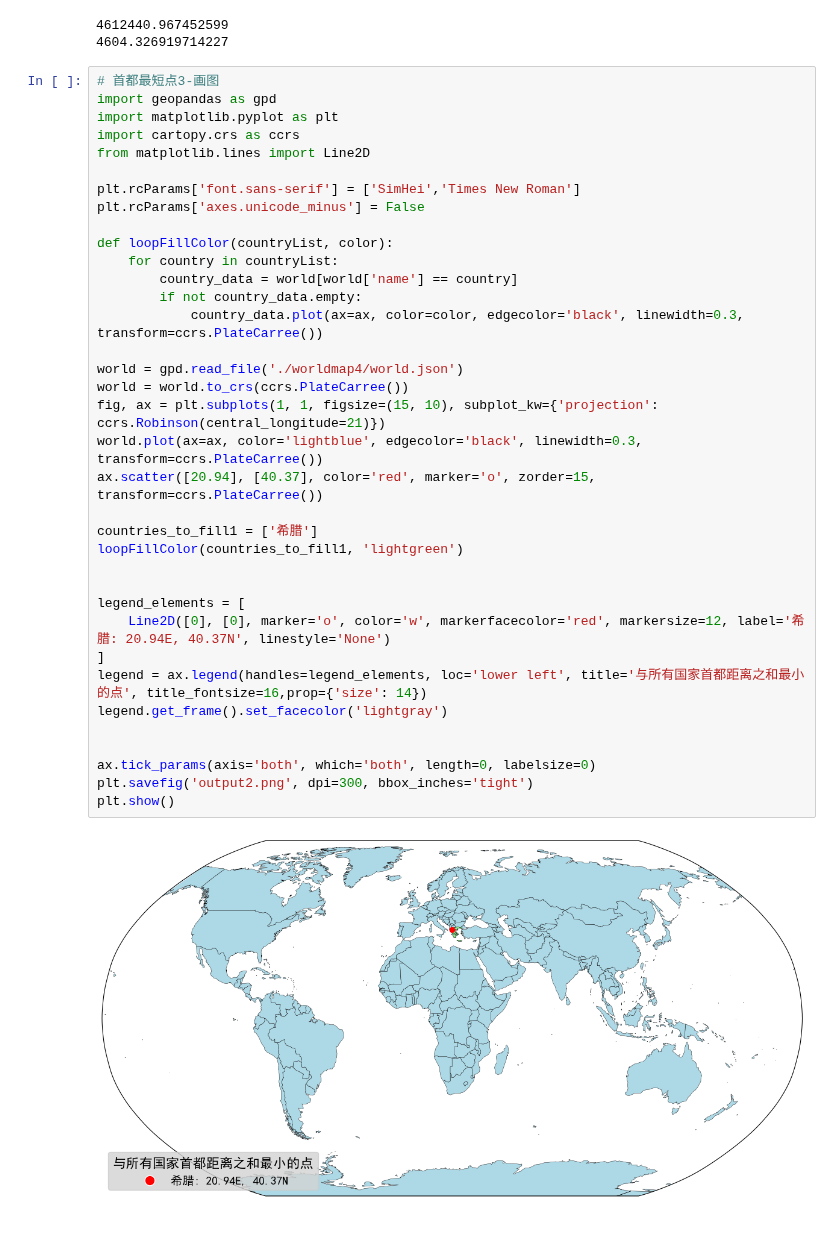
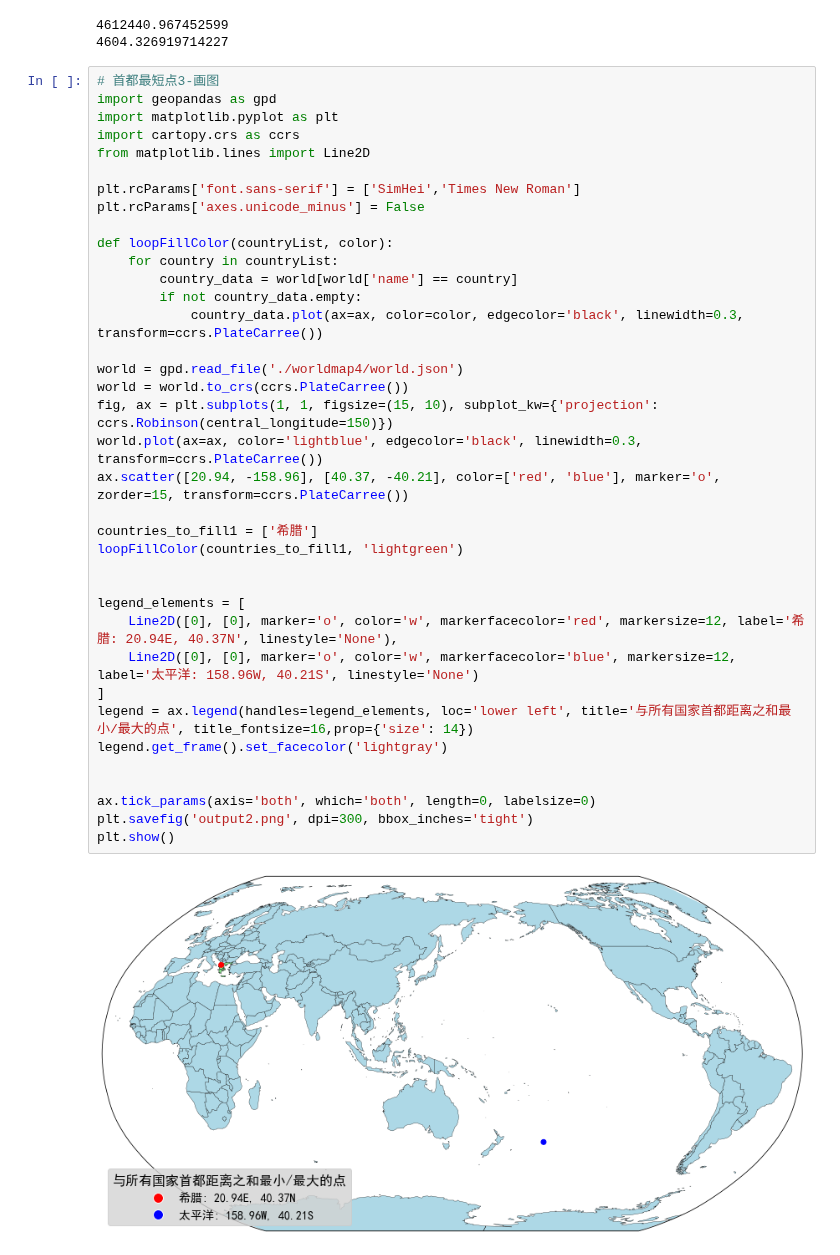
Before and after one commit to gestepoa/pythonmap, a Jupyter notebook: map_geodesy.ipynb, the cells around one changed output. Drawn from its saved outputs; the diff is of its cells as text.

```diff
--- a/map_geodesy.ipynb
+++ b/map_geodesy.ipynb
@@ -1185,35 +1185,36 @@ import geopandas as gpd
 import matplotlib.pyplot as plt
 import cartopy.crs as ccrs
 from matplotlib.lines import Line2D
 
 plt.rcParams['font.sans-serif'] = ['SimHei','Times New Roman']
 plt.rcParams['axes.unicode_minus'] = False
 
 def loopFillColor(countryList, color):
     for country in countryList:
         country_data = world[world['name'] == country]
         if not country_data.empty:
             country_data.plot(ax=ax, color=color, edgecolor='black', linewidth=0.3, transform=ccrs.PlateCarree())
 
 world = gpd.read_file('./worldmap4/world.json')
 world = world.to_crs(ccrs.PlateCarree())
-fig, ax = plt.subplots(1, 1, figsize=(15, 10), subplot_kw={'projection': ccrs.Robinson(central_longitude=21)})
+fig, ax = plt.subplots(1, 1, figsize=(15, 10), subplot_kw={'projection': ccrs.Robinson(central_longitude=150)})
 world.plot(ax=ax, color='lightblue', edgecolor='black', linewidth=0.3, transform=ccrs.PlateCarree())
-ax.scatter([20.94], [40.37], color='red', marker='o', zorder=15, transform=ccrs.PlateCarree())
+ax.scatter([20.94, -158.96], [40.37, -40.21], color=['red', 'blue'], marker='o', zorder=15, transform=ccrs.PlateCarree())
 
 countries_to_fill1 = ['希腊']
 loopFillColor(countries_to_fill1, 'lightgreen')
 
 
 legend_elements = [
-    Line2D([0], [0], marker='o', color='w', markerfacecolor='red', markersize=12, label='希腊: 20.94E, 40.37N', linestyle='None')
+    Line2D([0], [0], marker='o', color='w', markerfacecolor='red', markersize=12, label='希腊: 20.94E, 40.37N', linestyle='None'),
+    Line2D([0], [0], marker='o', color='w', markerfacecolor='blue', markersize=12, label='太平洋: 158.96W, 40.21S', linestyle='None')
 ]
-legend = ax.legend(handles=legend_elements, loc='lower left', title='与所有国家首都距离之和最小的点', title_fontsize=16,prop={'size': 14})
+legend = ax.legend(handles=legend_elements, loc='lower left', title='与所有国家首都距离之和最小/最大的点', title_fontsize=16,prop={'size': 14})
 legend.get_frame().set_facecolor('lightgray')
 
 
 ax.tick_params(axis='both', which='both', length=0, labelsize=0)
 plt.savefig('output2.png', dpi=300, bbox_inches='tight')
 plt.show()
 # %% [output]
-[figure, old version]
+[figure, new version]
```
Also changed, not shown: parts of 1 cell of this notebook, 2 other files.
